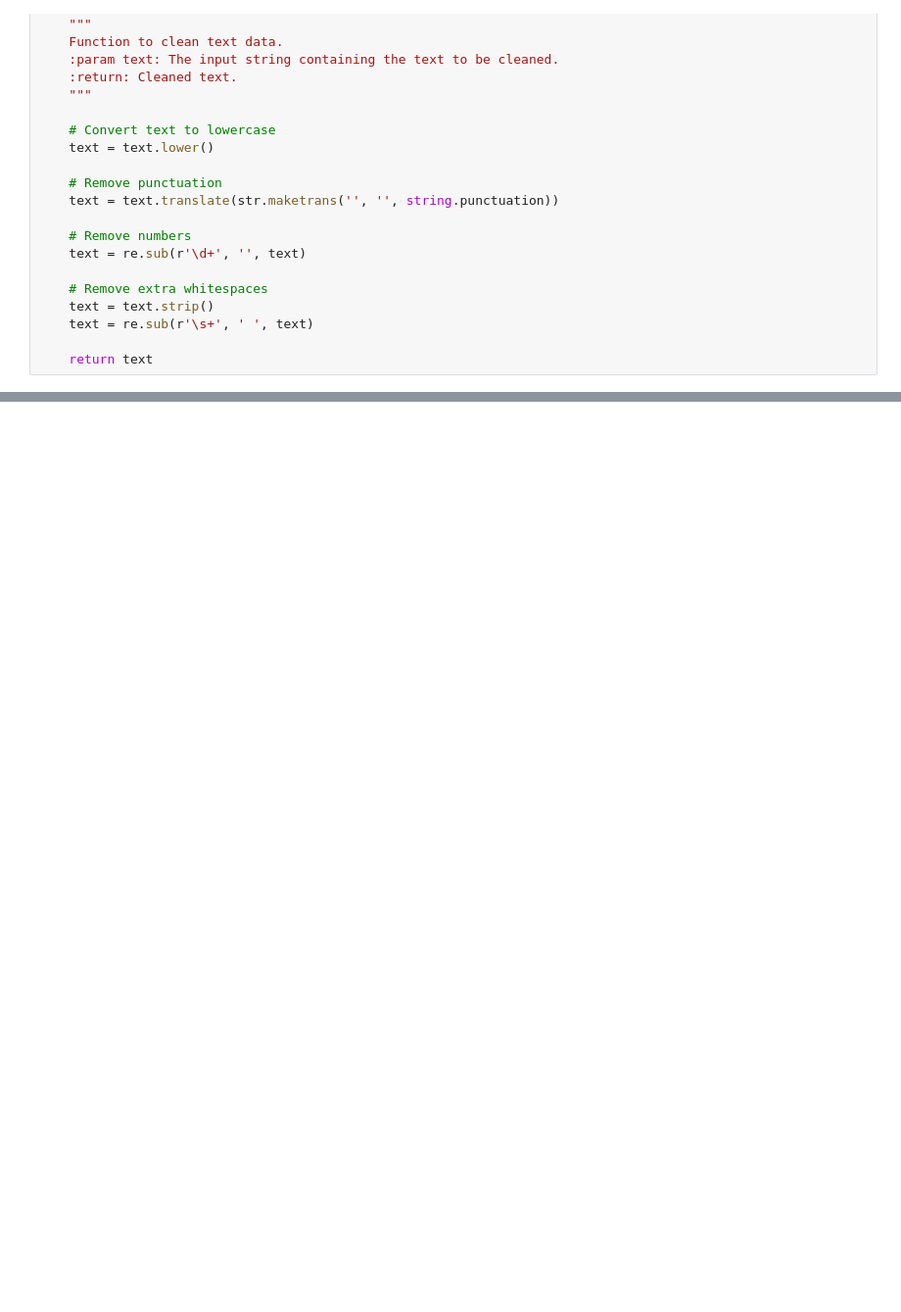
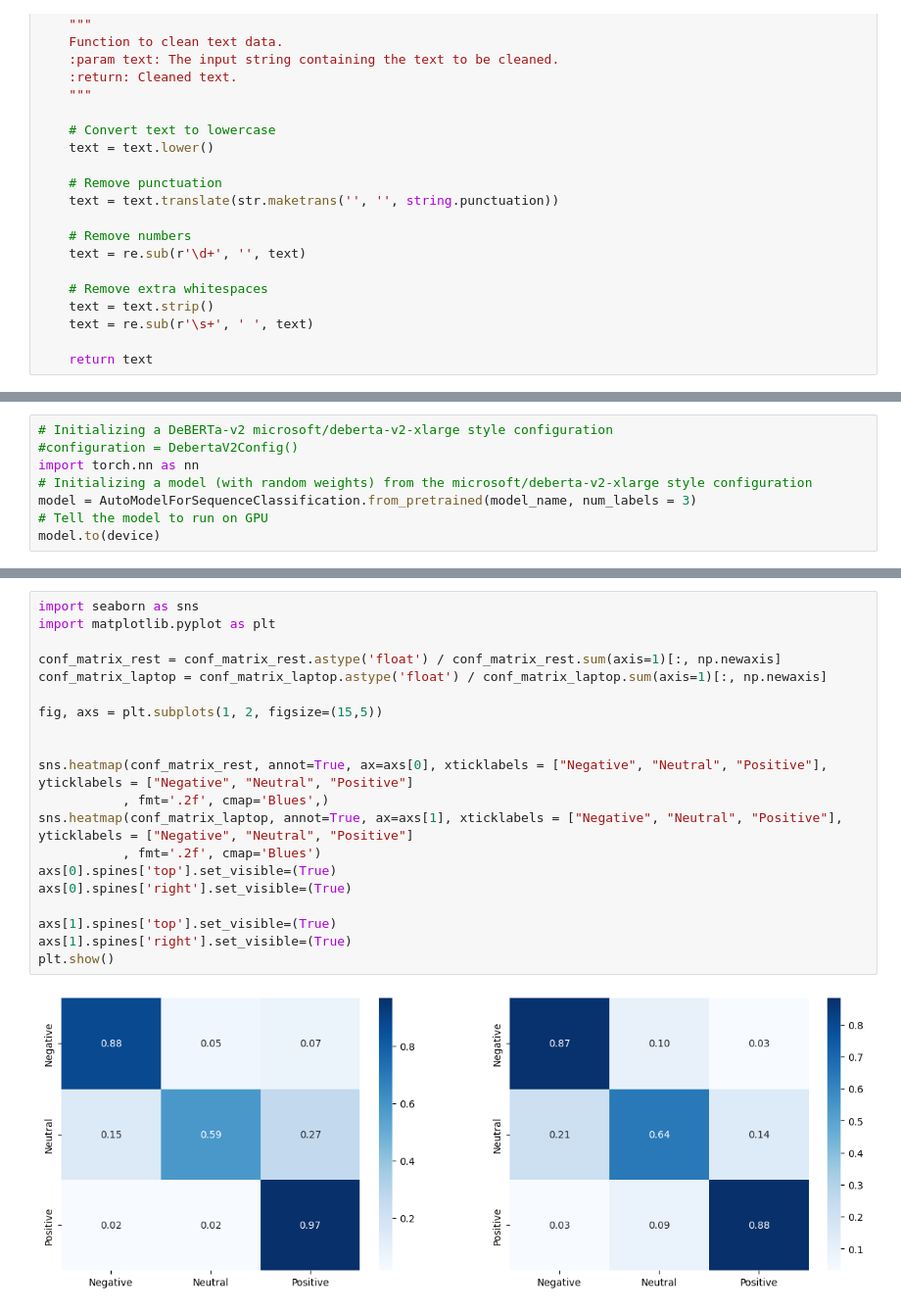
Before and after one commit to jnbreid/NLP_project, a Jupyter notebook: code/NLP_Project.ipynb, the cells around one changed output, grey strips where cells are left out. Shown: that part at 98% size. Cells and saved outputs as stored; diff of their text form; blank space fills up the shorter version.

```diff
--- a/code/NLP_Project.ipynb
+++ b/code/NLP_Project.ipynb
@@ -698,0 +400,8 @@ for batch in test_dataloader:
+# %%
+# Initializing a DeBERTa-v2 microsoft/deberta-v2-xlarge style configuration
+#configuration = DebertaV2Config()
+import torch.nn as nn
+# Initializing a model (with random weights) from the microsoft/deberta-v2-xlarge style configuration
+model = AutoModelForSequenceClassification.from_pretrained(model_name, num_labels = 3)
+# Tell the model to run on GPU
+model.to(device)
@@ -698,0 +756,22 @@ for batch in test_dataloader:
+# %%
+import seaborn as sns
+import matplotlib.pyplot as plt
+
+conf_matrix_rest = conf_matrix_rest.astype('float') / conf_matrix_rest.sum(axis=1)[:, np.newaxis]
+conf_matrix_laptop = conf_matrix_laptop.astype('float') / conf_matrix_laptop.sum(axis=1)[:, np.newaxis]
+
+fig, axs = plt.subplots(1, 2, figsize=(15,5))
+
+
+sns.heatmap(conf_matrix_rest, annot=True, ax=axs[0], xticklabels = ["Negative", "Neutral", "Positive"], yticklabels = ["Negative", "Neutral", "Positive"]
+           , fmt='.2f', cmap='Blues',)
+sns.heatmap(conf_matrix_laptop, annot=True, ax=axs[1], xticklabels = ["Negative", "Neutral", "Positive"], yticklabels = ["Negative", "Neutral", "Positive"]
+           , fmt='.2f', cmap='Blues')
+axs[0].spines['top'].set_visible=(True)
+axs[0].spines['right'].set_visible=(True)
+
+axs[1].spines['top'].set_visible=(True)
+axs[1].spines['right'].set_visible=(True)
+plt.show()
+# %% [output]
+[figure, added]
```
Also changed, not shown: parts of 101 cells of this notebook.
